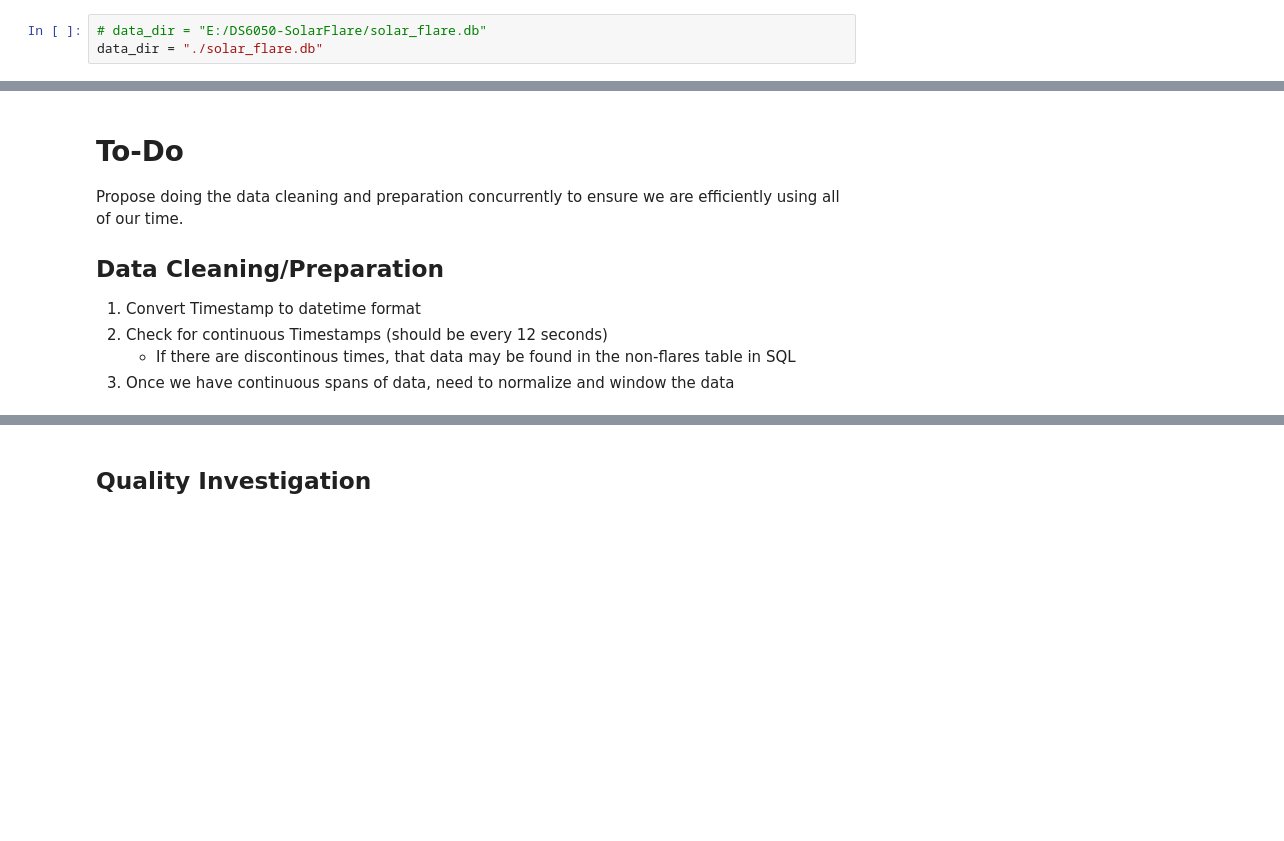
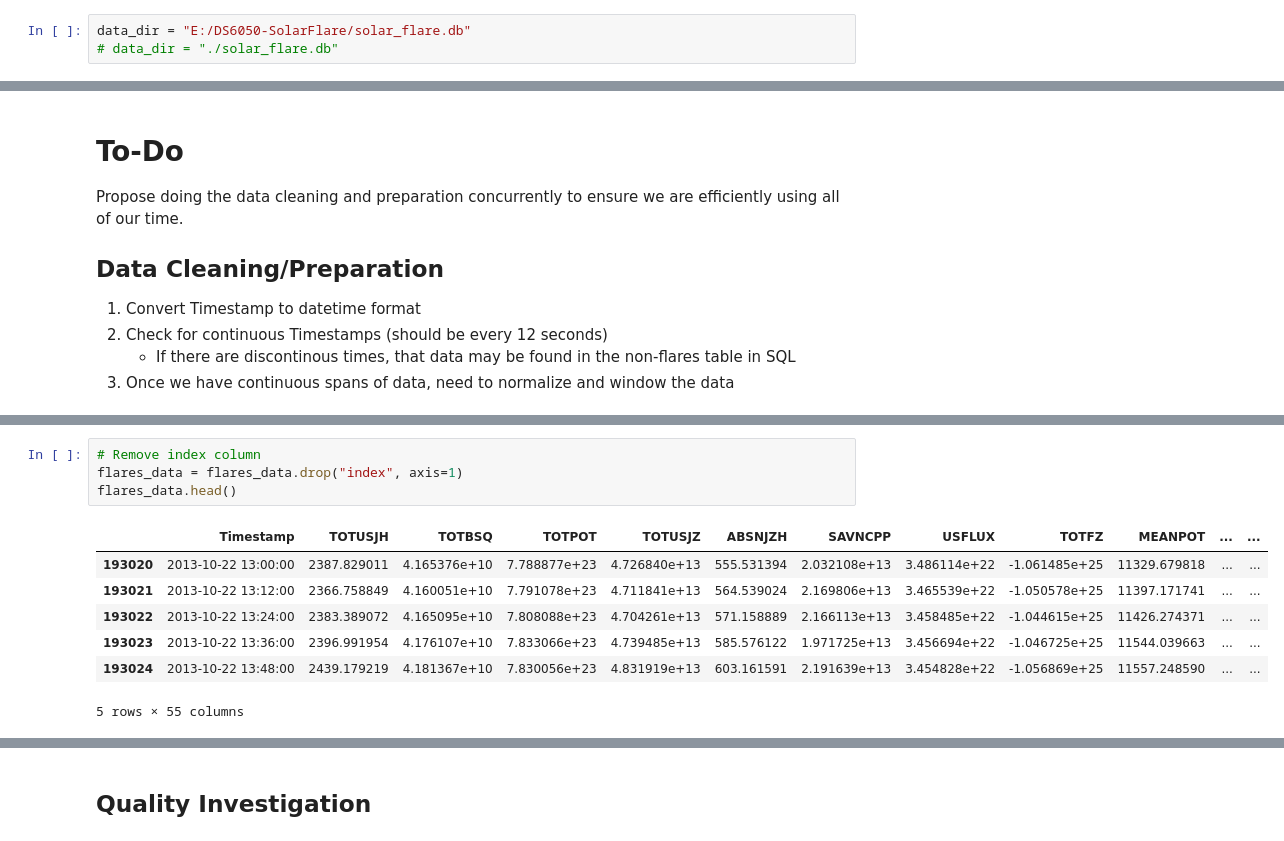
Before and after one commit to kbarbre/DS6050-SolarFlarePrediction, a Jupyter notebook: InitialDataExploration.ipynb, the cells around one changed output, grey strips where cells are left out. Cells and saved outputs as stored; diff of their text form; blank space fills up the shorter version.

```diff
--- a/InitialDataExploration.ipynb
+++ b/InitialDataExploration.ipynb
@@ -6,8 +7,8 @@ import matplotlib.pyplot as plt
 import numpy as np
 import seaborn as sns
 # %%
-# data_dir = "E:/DS6050-SolarFlare/solar_flare.db"
-data_dir = "./solar_flare.db"
+data_dir = "E:/DS6050-SolarFlare/solar_flare.db"
+# data_dir = "./solar_flare.db"
 # %%
 con = sqlite3.connect(data_dir)
 cur = con.cursor()
@@ -129,0 +139,12 @@ len(continuous_range)
+# %%
+# Remove index column
+flares_data = flares_data.drop("index", axis=1)
+flares_data.head()
+# %% [output]
+|  | Timestamp | TOTUSJH | TOTBSQ | TOTPOT | TOTUSJZ | ABSNJZH | SAVNCPP | USFLUX | TOTFZ | MEANPOT | ... | ... |
+| 193020 | 2013-10-22 13:00:00 | 2387.829011 | 4.165376e+10 | 7.788877e+23 | 4.726840e+13 | 555.531394 | 2.032108e+13 | 3.486114e+22 | -1.061485e+25 | 11329.679818 | ... | ... |
+| 193021 | 2013-10-22 13:12:00 | 2366.758849 | 4.160051e+10 | 7.791078e+23 | 4.711841e+13 | 564.539024 | 2.169806e+13 | 3.465539e+22 | -1.050578e+25 | 11397.171741 | ... | ... |
+| 193022 | 2013-10-22 13:24:00 | 2383.389072 | 4.165095e+10 | 7.808088e+23 | 4.704261e+13 | 571.158889 | 2.166113e+13 | 3.458485e+22 | -1.044615e+25 | 11426.274371 | ... | ... |
+| 193023 | 2013-10-22 13:36:00 | 2396.991954 | 4.176107e+10 | 7.833066e+23 | 4.739485e+13 | 585.576122 | 1.971725e+13 | 3.456694e+22 | -1.046725e+25 | 11544.039663 | ... | ... |
+| 193024 | 2013-10-22 13:48:00 | 2439.179219 | 4.181367e+10 | 7.830056e+23 | 4.831919e+13 | 603.161591 | 2.191639e+13 | 3.454828e+22 | -1.056869e+25 | 11557.248590 | ... | ... |
+5 rows × 55 columns
```
Also changed, not shown: parts of 87 cells of this notebook, 4 other files.
